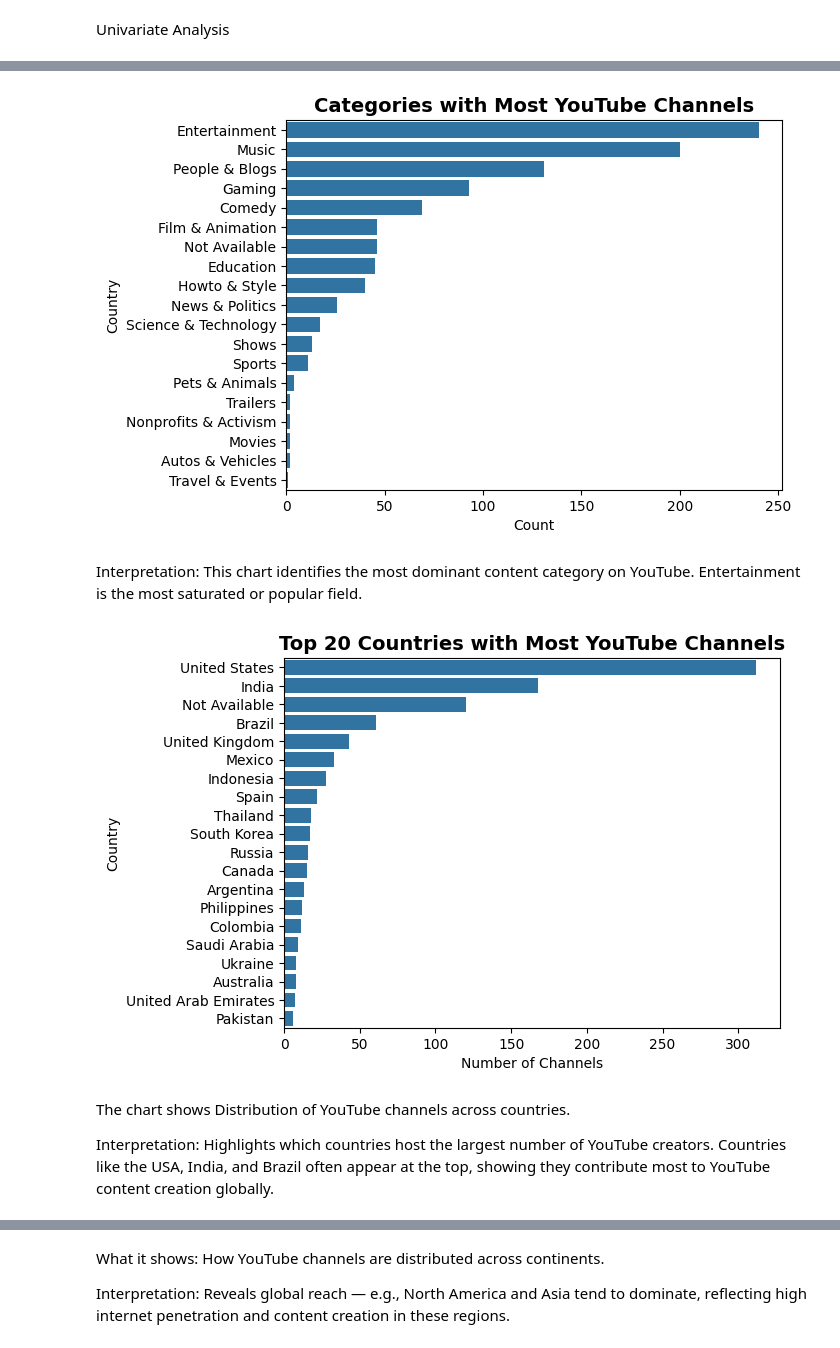
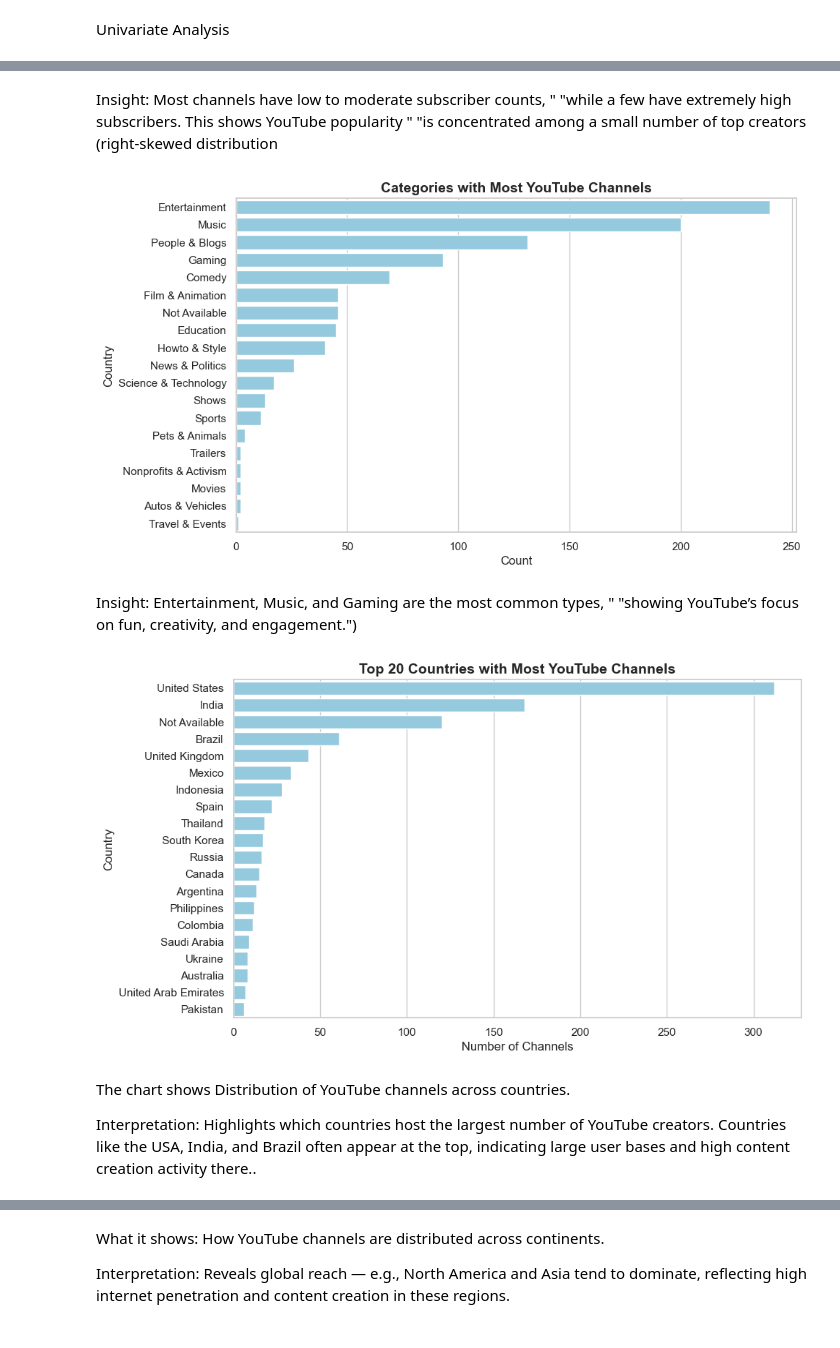
Before and after one commit to MercyMburu/PYDATA_CAPSTONE, a Jupyter notebook: Youtubestats.ipynb, the cells around one changed output, grey strips where cells are left out. Cells and saved outputs as stored; diff of their text form; code cells hidden in the pictures.

```diff
--- a/Youtubestats.ipynb
+++ b/Youtubestats.ipynb
@@ -113,13 +106,15 @@ dtype: int64
 Data Cleaning
 # %%
 #Drop Columns that I will not use for this analysis
-# 'Gross tertiary education enrollment (%)', 'Population', 'Unemployment rate', 'Urban_population', 'Latitude', 'Longitude', 'subscribers_for_last_30_days'
+# 'Gross tertiary education enrollment (%)', 'Population', 'Unemployment rate', 'Urban_population', 'Latitude', 'Longitude'
 
-df.drop(['Gross tertiary education enrollment (%)', 'Population', 'Unemployment rate', 'Urban_population', 'Latitude', 'Longitude', 'subscribers_for_last_30_days'], axis = 1, inplace = True)
+df.drop(['Gross tertiary education enrollment (%)', 'Population', 'Unemployment rate', 'Urban_population', 'Latitude', 'Longitude'], axis = 1, inplace = True)
 # %%
 # Will replace some missing vales with 'not available', all categorical columns
 # 'category', 'Abbreviation', 'channel_type', 'Country'
 df[["category","Country","Abbreviation","channel_type"]]=df[["category","Country","Abbreviation","channel_type"]].fillna("Not Available")
+# %%
+df['subscribers_for_last_30_days'] = df['subscribers_for_last_30_days'].fillna(df['subscribers_for_last_30_days'].median())
 # %%
 #Replacing missing values will the mode
 # 'channel_type_rank', 'video_views_for_the_last_30_days', 'country_rank'
@@ -269,6 +244,12 @@ def result(Country):
 # Applying the function into the df
 
 df['continent'] = df.Country.apply(lambda x:result(x))
+# %%
+#Finding the channels age
+df['channel_age'] = 2023 - df['created_year']
+# %%
+#Find the engagement rate
+df['engagement_rate'] = (df['subscribers_for_last_30_days'] / df['subscribers']) *100
 # %%
 df.head()
 # %% [output]
@@ -284,23 +275,24 @@ Univariate Analysis
+# %% [markdown]
+Insight: Most channels have low to moderate subscriber counts, "
+      "while a few have extremely high subscribers. This shows YouTube popularity "
+      "is concentrated among a small number of top creators (right-skewed distribution
 # %%
 # What category have the most activity
-base_color = sns.color_palette()[0]
-
-#Viz
 category = df['category'].value_counts().index
-sns.countplot(data = df, y = 'category', color = base_color, order = category)
+sns.countplot(data = df, y = 'category', color = "skyblue", order = category)
 
 # Add title and labels
 plt.title("Categories with Most YouTube Channels", fontsize=14, fontweight='bold')
 plt.xlabel("Count")
 plt.ylabel("Country")
 
 # Show the plot
 plt.show()
 # %% [output]
-[figure, old version]
+[figure, new version]
-# %% [markdown]
-Interpretation:
-This chart identifies the most dominant content category on YouTube. Entertainment is the most saturated or popular field.
+# %% [markdown]
+Insight: Entertainment, Music, and Gaming are the most common types, "
+      "showing YouTube’s focus on fun, creativity, and engagement.")
 # %%
 # What Countries have the highest amount of YT activity
 '''
@@ -315,7 +307,7 @@ This chart identifies the most dominant content category on YouTube. Entertainme
 
 #Visualization
 Country = df['Country'].value_counts().head(20).index
-sns.countplot(data = df, y = 'Country', color = base_color, order = Country)
+sns.countplot(data = df, y = 'Country', color = 'skyblue', order = Country)
 
 # Add title and labels
 plt.title("Top 20 Countries with Most YouTube Channels", fontsize=14, fontweight='bold')
@@ -325,12 +317,12 @@ plt.ylabel("Country")
 # Show the plot
 plt.show()
 # %% [output]
-[figure, old version]
+[figure, new version]
 # %% [markdown]
 The chart shows Distribution of YouTube channels across countries.
 
 Interpretation:
-Highlights which countries host the largest number of YouTube creators. Countries like the USA, India, and Brazil often appear at the top, showing they contribute most to YouTube content creation globally.
+Highlights which countries host the largest number of YouTube creators. Countries like the USA, India, and Brazil often appear at the top, indicating large user bases and high content creation activity there..
 # %%
 # What continent have the highest amount of YT activity
 
```
Also changed, not shown: parts of 39 cells of this notebook, 2 other files.
